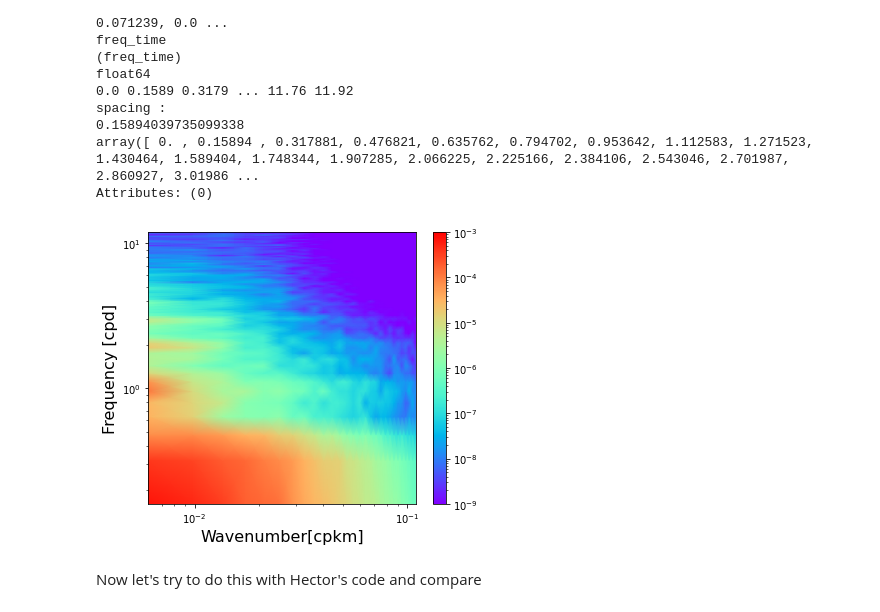
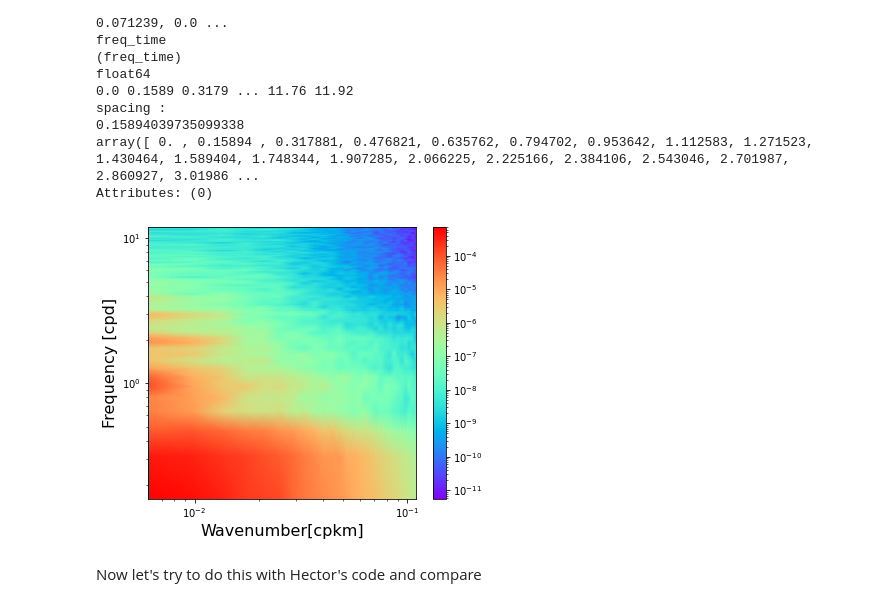
Before and after one commit to avik2007/CoupledOceAtmo, a Jupyter notebook: mit_geos_analysis/notebook18_theta_budget_spectra_hbl_analysis.ipynb, the cells around one changed output. Saved outputs shown, nothing was run; the diff lists cells and outputs as text; code cells hidden in the pictures.

Commit message:
Notebook18 contains a successful cospectra calculation - vertical heat flux in the gulf stream. The power spectrum calculation still needs work however

```diff
--- a/mit_geos_analysis/notebook18_theta_budget_spectra_hbl_analysis.ipynb
+++ b/mit_geos_analysis/notebook18_theta_budget_spectra_hbl_analysis.ipynb
@@ -659,10 +659,10 @@ def _e1e2(navlon,navlat):
 
 #########################
 """
-Perform a spatial interpolation if required; return da_reg (km and days coordinates)
+Perform a spatial interpolation if required; return da_reg (km/m and days/hrs coordinates)
 da - array with lat, lon, time (degrees and hours)
 """
-def regularizeCoordinates(da,interp=None):
+def regularizeCoordinates(da,interp=None, timeunits='days', spaceunits ='km'):
     davals = da.values
     time = da.time.values
     lon = da.lon.values
@@ -670,11 +670,20 @@ def regularizeCoordinates(da,interp=None):
     lon_mesh,lat_mesh = np.meshgrid(lat, lon)
     e1,e2 = _e1e2(lon_mesh,lat_mesh)
 
-    x1d_in = (e1[0,:].cumsum() - e1[0,0] ) / 1000 # convert from m to km
+    if ( spaceunits== 'km'):
+        length_factor = 1000
+    else:
+        length_factor = 1
 
-    y1d_in = (e2[:,0].cumsum() - e2[0,0] ) / 1000 # convert from m to km
+    if ( timeunits == 'days' ):
+        time_factor = 24
+    else:
+        time_factor = 1
+    x1d_in = (e1[0,:].cumsum() - e1[0,0] ) / length_factor # convert from m to km
 
-    da_met = xr.DataArray(data = davals, dims = ['time','xdim','ydim'], coords=[time / 24.0, x1d_in, y1d_in])
+    y1d_in = (e2[:,0].cumsum() - e2[0,0] ) / length_factor # convert from m to km
+
+    da_met = xr.DataArray(data = davals, dims = ['time','xdim','ydim'], coords=[time / time_factor, x1d_in, y1d_in])
 
     if interp is not None:
         x1d_new = np.linspace(x1d_in.min(), x1d_in.max(), len(x1d_in))
@@ -712,7 +721,7 @@ T_dtime= xrft.detrend(Theta_reg, dim = ['time'], detrend_type = 'linear')
 T_dxdtime = xrft.detrend(T_dtime, dim = 'xdim', detrend_type = 'linear')
 T_dydxdtime = xrft.detrend(T_dxdtime, dim = 'ydim', detrend_type = 'linear')
 # %%
-Th_kl = xrft.xrft.isotropic_power_spectrum(T_dydxdtime, dim = ['xdim','ydim'], true_amplitude=True, window='tukey', window_correction=True, truncate=True)
+Th_kl = xrft.xrft.isotropic_power_spectrum(T_dydxdtime, dim = ['xdim','ydim'], real_dim = 'ydim', true_amplitude=True, window='tukey', window_correction=True, truncate=True)
 # %%
 Th_kl[0:96].time.size
 # %% [output]
@@ -749,7 +758,7 @@ spacing :
 array([ 0. , 0.15894 , 0.317881, 0.476821, 0.635762, 0.794702, 0.953642, 1.112583, 1.271523, 1.430464, 1.589404, 1.748344, 1.907285, 2.066225, 2.225166, 2.384106, 2.543046, 2.701987, 2.860927, 3.01986 ...
 Attributes: (0)
 # %%
-Th_klw_m = Th_klw.mean('time_segment')
+Th_klw_m = Th_klw.mean('time_segment').compute()
 # %%
 #Now I'm going to use Hector's code to try and plot this and see if that makes a difference
 kiso = Th_klw_m.freq_r.values[1:]
@@ -758,17 +767,17 @@ om = Th_klw_m.freq_time.values[1:]
 # %%
 %matplotlib inline
 from matplotlib.colors import LogNorm
 fig = plt.figure(figsize = (6,5))
 ax1 = fig.add_subplot(111)
 cs = plt.pcolormesh(kiso, om, (1*Eiso*kiso[None,...]*om[...,None]), shading='gouraud', cmap='rainbow', norm=LogNorm())
 ax1.set_yscale('log')
 ax1.set_xscale('log')
 plt.xlabel(r'Wavenumber[cpkm]', size=16)
 plt.ylabel(r'Frequency [cpd]', size = 16)
-plt.clim([1e-9, 1e-3])
+#plt.clim([1e-9, 1e-3])
 plt.colorbar()
 plt.show()
 # %% [output]
-[figure, old version]
+[figure, new version]
 # %% [markdown]
 Now let's try to do this with Hector's code and compare
```
Also changed, not shown: parts of 83 cells of this notebook, 4 other files.
